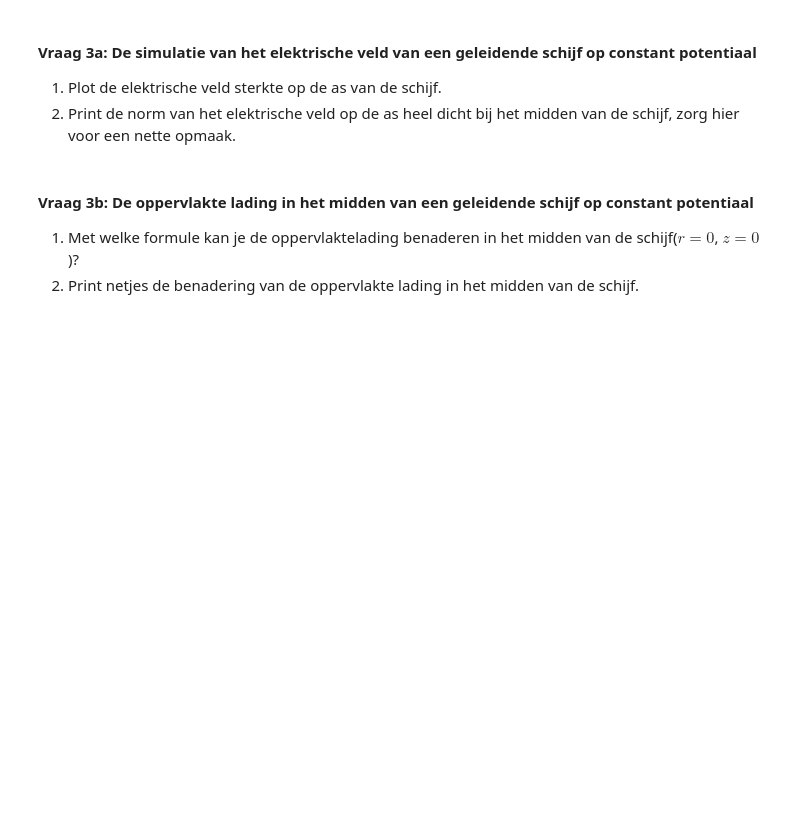
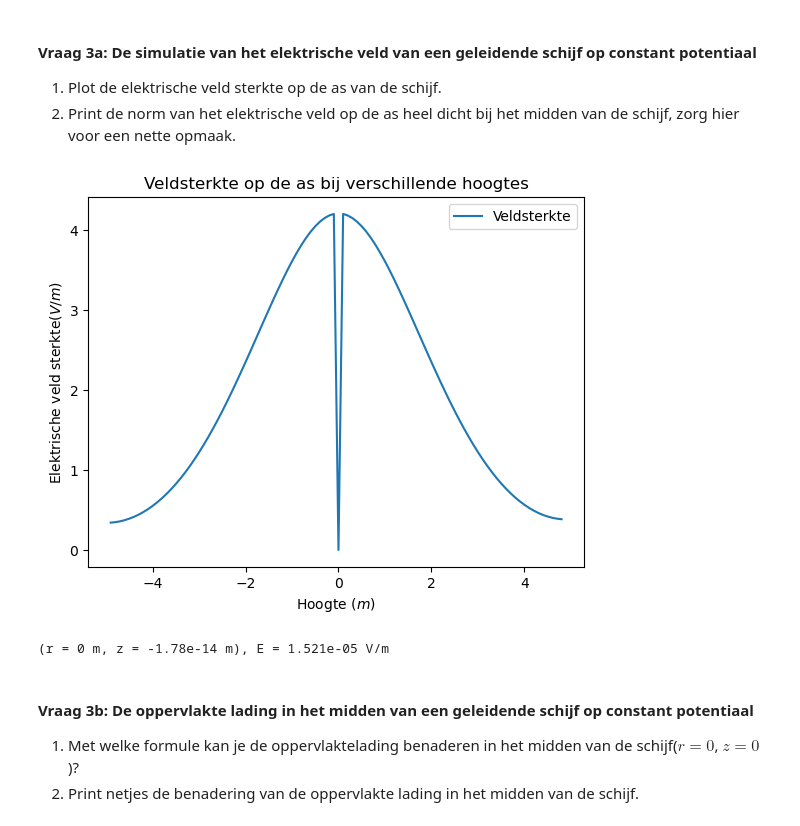
Before and after one commit to Fynn-Vrolijk123/DEF-D-Fynn-Vrolijk, a Jupyter notebook: DigitaleOntwerpopdrachten/1CondensatorOpdracht/CondensatorOntwerpopdracht.ipynb, the cells around one changed output. Saved outputs shown, nothing was run; the diff lists cells and outputs as text; code cells hidden in the pictures; blank space fills up the shorter version.

```diff
--- a/DigitaleOntwerpopdrachten/1CondensatorOpdracht/CondensatorOntwerpopdracht.ipynb
+++ b/DigitaleOntwerpopdrachten/1CondensatorOpdracht/CondensatorOntwerpopdracht.ipynb
@@ -324,9 +310,25 @@ plot_results_disk(Ez, Er, normE, V, r, z, grid_step, disk_radius, z_pos_disk1, z
 1. Plot de elektrische veld sterkte op de as van de schijf.
 2. Print de norm van het elektrische veld op de as heel dicht bij het midden van de schijf, zorg hier voor een nette opmaak.
 # %%
-###
-###Jouw code hier###
-###
+schijf = np.argmin(r_for_E)
+
+E_plot = normE[:,schijf]
+
+
+plt.figure()
+plt.plot(z_for_E, E_plot, label = 'Veldsterkte')
+plt.xlabel('Hoogte ($m$)')
+plt.ylabel('Elektrische veld sterkte($V/m$)')
+plt.legend()
+plt.title('Veldsterkte op de as bij verschillende hoogtes')
+plt.show()
+z_midden = np.argmin(np.abs(z_for_E-z_pos_disk1))
+
+
+print(f"(r = 0 m, z = {z_for_E[z_midden]:.2e} m), E = {E_plot[z_midden]:.3e} V/m")
+# %% [output]
+[figure, added]
+(r = 0 m, z = -1.78e-14 m), E = 1.521e-05 V/m
 # %% [markdown]
 #### Vraag 3b: De oppervlakte lading in het midden van een geleidende schijf op constant potentiaal
 
```
Also changed, not shown: parts of 2 cells of this notebook.
